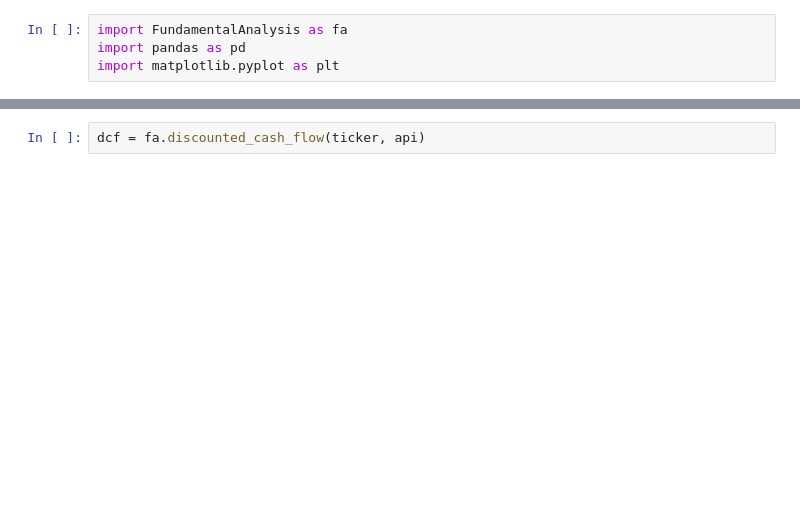
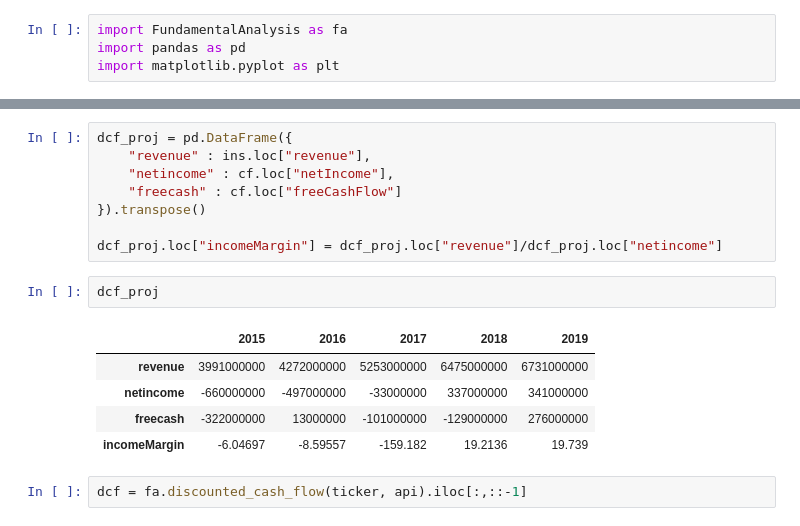
Before and after one commit to zachlim98/PowerX-Screener, a Jupyter notebook: FundamentalScreen.ipynb, the cells around one changed output, grey strips where cells are left out. Drawn from its saved outputs; the diff is of its cells as text; blank space fills up the shorter version.

```diff
--- a/FundamentalScreen.ipynb
+++ b/FundamentalScreen.ipynb
@@ -29,5 +36,21 @@ plt.legend()
+# %%
+dcf_proj = pd.DataFrame({
+    "revenue" : ins.loc["revenue"],
+    "netincome" : cf.loc["netIncome"],
+    "freecash" : cf.loc["freeCashFlow"]
+}).transpose()
+
+dcf_proj.loc["incomeMargin"] = dcf_proj.loc["revenue"]/dcf_proj.loc["netincome"]
+# %%
+dcf_proj
+# %% [output]
+|  | 2015 | 2016 | 2017 | 2018 | 2019 |
+| revenue | 3991000000 | 4272000000 | 5253000000 | 6475000000 | 6731000000 |
+| netincome | -660000000 | -497000000 | -33000000 | 337000000 | 341000000 |
+| freecash | -322000000 | 13000000 | -101000000 | -129000000 | 276000000 |
+| incomeMargin | -6.04697 | -8.59557 | -159.182 | 19.2136 | 19.739 |
 # %%
-dcf = fa.discounted_cash_flow(ticker, api)
+dcf = fa.discounted_cash_flow(ticker, api).iloc[:,::-1]
 # %%
 dcf
 # %% [output]
```
Also changed, not shown: parts of 4 cells of this notebook.
